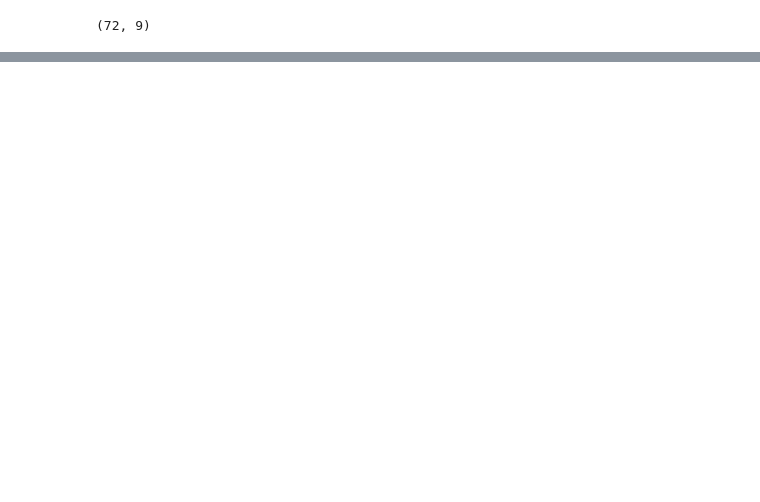
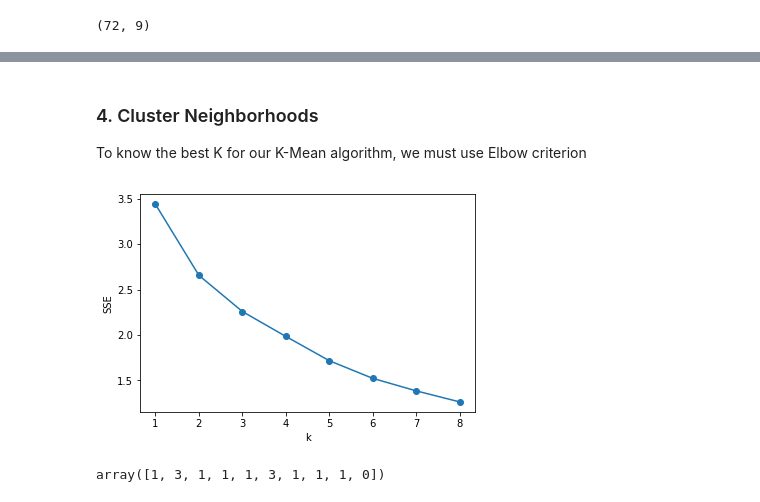
Before and after one commit to liemvt2008/Data-Science-Project, a Jupyter notebook: Assignment_Data_Science_Capstone.ipynb, the cells around one changed output, grey strips where cells are left out. Cells and saved outputs as stored; diff of their text form; code cells hidden in the pictures; blank space fills up the shorter version.

```diff
--- a/Assignment_Data_Science_Capstone.ipynb
+++ b/Assignment_Data_Science_Capstone.ipynb
@@ -147,0 +287,12 @@ map_sf
+# %%
+# function that extracts the category of the venue
+def get_category_type(row):
+    try:
+        categories_list = row['categories']
+    except:
+        categories_list = row['venue.categories']
+
+    if len(categories_list) == 0:
+        return None
+    else:
+        return categories_list[0]['name']
@@ -147,0 +376,5 @@ map_sf
+# %%
+Sf_venues = getNearbyVenues(names=df_data['project_name'],
+                                   latitudes=df_data['latitude'],
+                                   longitudes=df_data['longitude']
+                                  )
@@ -147,0 +443,12 @@ map_sf
+# %%
+# one hot encoding
+Sf_onehot = pd.get_dummies(Sf_venues[['Venue Category']], prefix="", prefix_sep="")
+
+# add neighborhood column back to dataframe
+Sf_onehot['project_name'] = Sf_venues['project_name']
+
+# move neighborhood column to the first column
+fixed_columns = [Sf_onehot.columns[-1]] + list(Sf_onehot.columns[:-1])
+toronto_onehot = Sf_onehot[fixed_columns]
+
+Sf_onehot.head()
@@ -147,0 +468,3 @@ map_sf
+# %%
+Sf_grouped = Sf_onehot.groupby('project_name').mean().reset_index()
+Sf_grouped
@@ -147,0 +561,31 @@ map_sf
+# %% [markdown]
+### 4. Cluster Neighborhoods
+To know the best K for our K-Mean algorithm, we must use Elbow criterion
+# %%
+import matplotlib.pyplot as plt
+Sf_grouped_clustering = Sf_grouped.drop('project_name', 1)
+SSE = []
+for k in range(1,9):
+    estimator = KMeans(n_clusters=k)
+    estimator.fit(Sf_grouped_clustering)
+    SSE.append(estimator.inertia_)
+X = range(1,9)
+plt.xlabel('k')
+plt.ylabel('SSE')
+plt.plot(X,SSE,'o-')
+plt.show()
+# %% [output]
+[figure, added]
+# %%
+# import k-means from clustering stage
+from sklearn.cluster import KMeans
+# set number of clusters
+kclusters = 5
+
+# run k-means clustering
+kmeans = KMeans(n_clusters=kclusters, random_state=0).fit(Sf_grouped_clustering)
+
+# check cluster labels generated for each row in the dataframe
+kmeans.labels_[0:10]
+# %% [output]
+array([1, 3, 1, 1, 1, 3, 1, 1, 1, 0])
```
Also changed, not shown: parts of 59 cells of this notebook, 2 other files.
